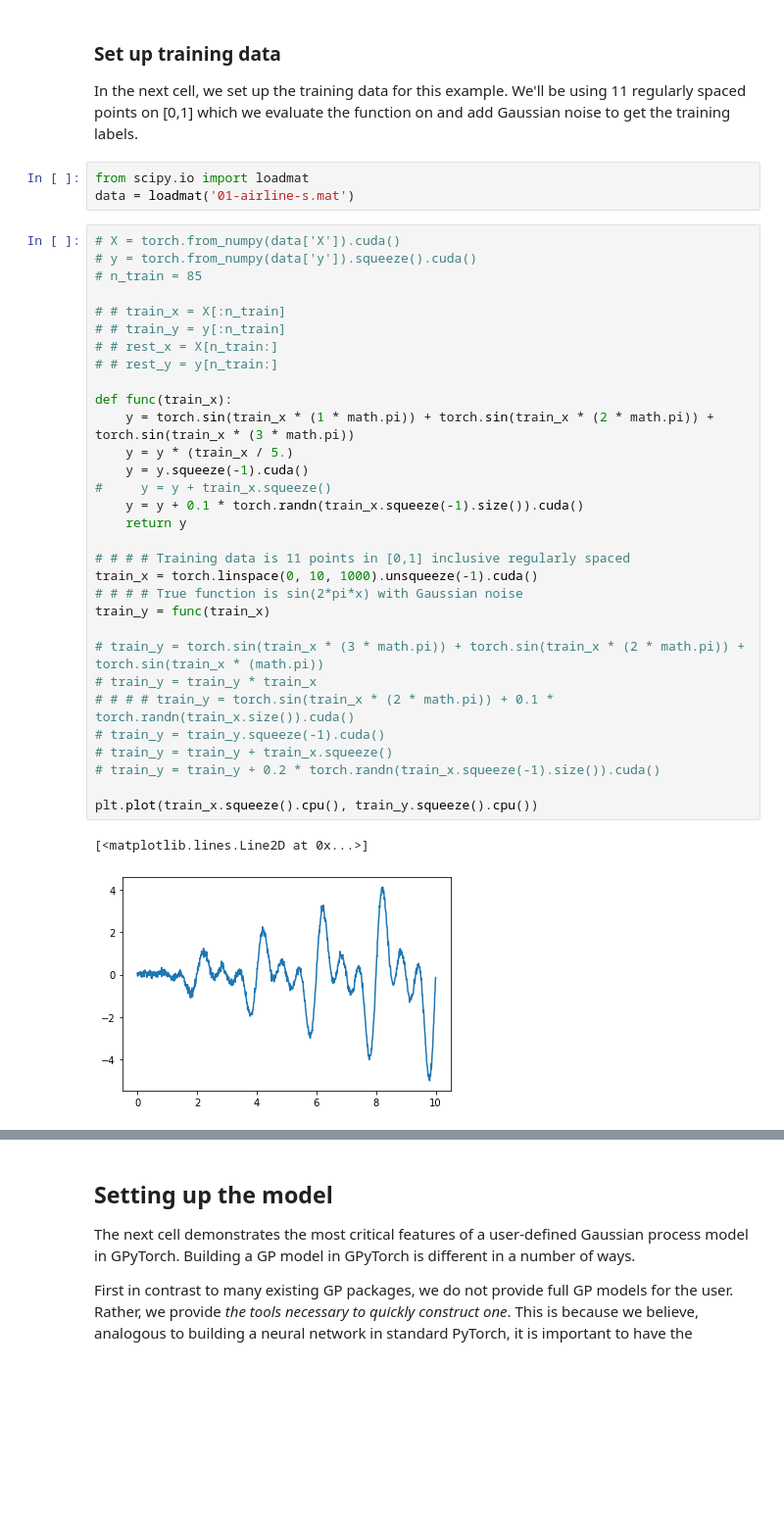
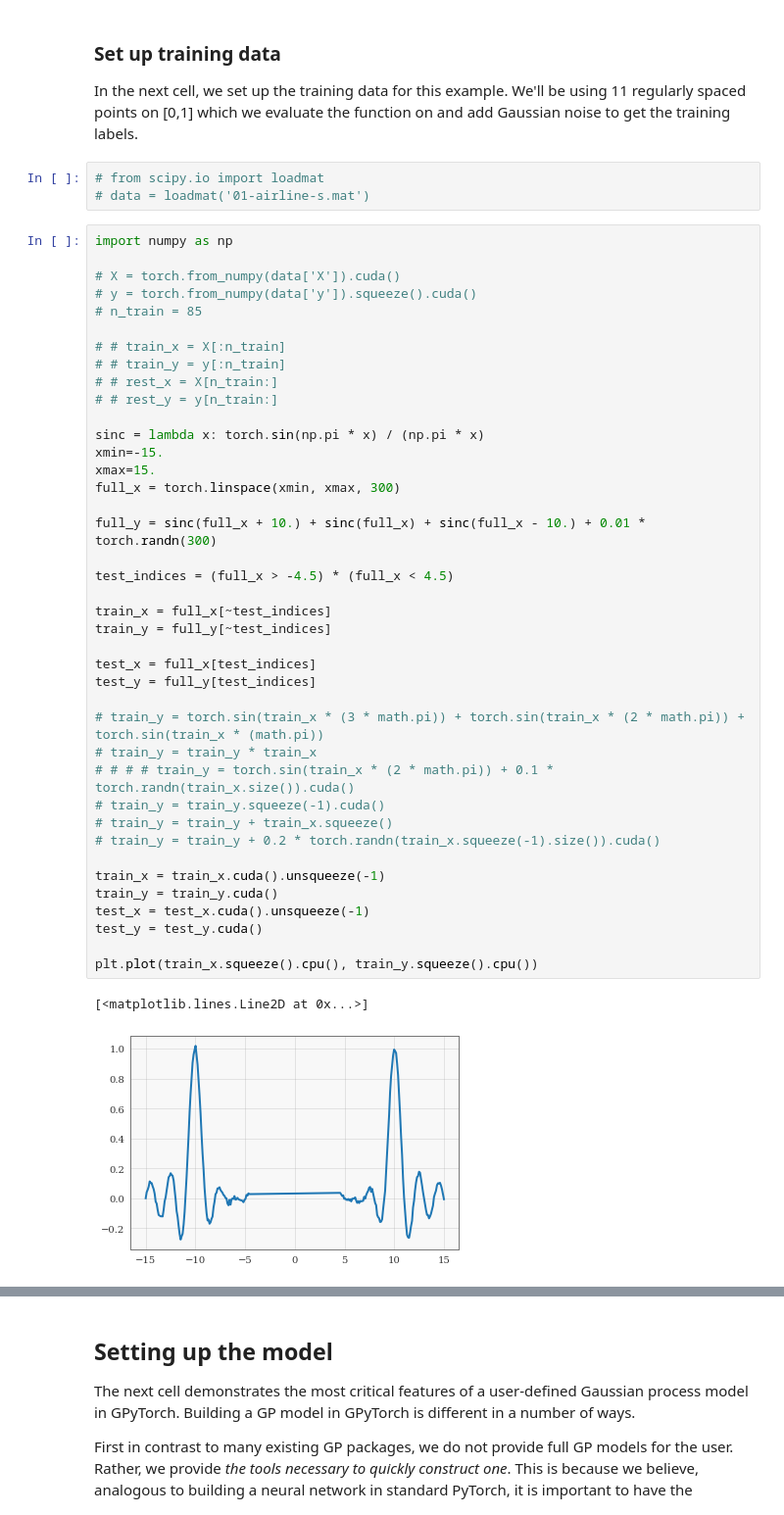
Before and after one commit to cornellius-gp/gpytorch, a Jupyter notebook: examples/01_Simple_GP_Regression/NS_Spectral_AF_Kernel_NS_Function.ipynb, the cells around one changed output, grey strips where cells are left out. Shown at 98% size. Saved outputs shown, nothing was run; the diff lists cells and outputs as text; blank space fills up the shorter version.

```diff
--- a/examples/01_Simple_GP_Regression/NS_Spectral_AF_Kernel_NS_Function.ipynb
+++ b/examples/01_Simple_GP_Regression/NS_Spectral_AF_Kernel_NS_Function.ipynb
@@ -32,39 +32,48 @@ env: CUDA_VISIBLE_DEVICES=1
 
 In the next cell, we set up the training data for this example. We'll be using 11 regularly spaced points on [0,1] which we evaluate the function on and add Gaussian noise to get the training labels.
 # %%
-from scipy.io import loadmat
-data = loadmat('01-airline-s.mat')
+# from scipy.io import loadmat
+# data = loadmat('01-airline-s.mat')
 # %%
+import numpy as np
+
 # X = torch.from_numpy(data['X']).cuda()
 # y = torch.from_numpy(data['y']).squeeze().cuda()
 # n_train = 85
 
 # # train_x = X[:n_train]
 # # train_y = y[:n_train]
 # # rest_x = X[n_train:]
 # # rest_y = y[n_train:]
 
-def func(train_x):
-    y = torch.sin(train_x * (1 * math.pi)) + torch.sin(train_x * (2 * math.pi)) + torch.sin(train_x * (3 * math.pi))
-    y = y * (train_x / 5.)
-    y = y.squeeze(-1).cuda()
-#     y = y + train_x.squeeze()
-    y = y + 0.1 * torch.randn(train_x.squeeze(-1).size()).cuda()
-    return y
+sinc = lambda x: torch.sin(np.pi * x) / (np.pi * x)
+xmin=-15.
+xmax=15.
+full_x = torch.linspace(xmin, xmax, 300)
 
-# # # # Training data is 11 points in [0,1] inclusive regularly spaced
-train_x = torch.linspace(0, 10, 1000).unsqueeze(-1).cuda()
-# # # # True function is sin(2*pi*x) with Gaussian noise
-train_y = func(train_x)
+full_y = sinc(full_x + 10.) + sinc(full_x) + sinc(full_x - 10.) + 0.01 * torch.randn(300)
+
+test_indices = (full_x > -4.5) * (full_x < 4.5)
+
+train_x = full_x[~test_indices]
+train_y = full_y[~test_indices]
+
+test_x = full_x[test_indices]
+test_y = full_y[test_indices]
 
 # train_y = torch.sin(train_x * (3 * math.pi)) + torch.sin(train_x * (2 * math.pi)) + torch.sin(train_x * (math.pi))
 # train_y = train_y * train_x
 # # # # train_y = torch.sin(train_x * (2 * math.pi)) + 0.1 * torch.randn(train_x.size()).cuda()
 # train_y = train_y.squeeze(-1).cuda()
 # train_y = train_y + train_x.squeeze()
 # train_y = train_y + 0.2 * torch.randn(train_x.squeeze(-1).size()).cuda()
 
+train_x = train_x.cuda().unsqueeze(-1)
+train_y = train_y.cuda()
+test_x = test_x.cuda().unsqueeze(-1)
+test_y = test_y.cuda()
+
 plt.plot(train_x.squeeze().cpu(), train_y.squeeze().cpu())
 # %% [output]
 [<matplotlib.lines.Line2D at 0x...>]
-[figure, old version]
+[figure, new version]
```
Also changed, not shown: parts of 10 cells of this notebook, 2 other files.
